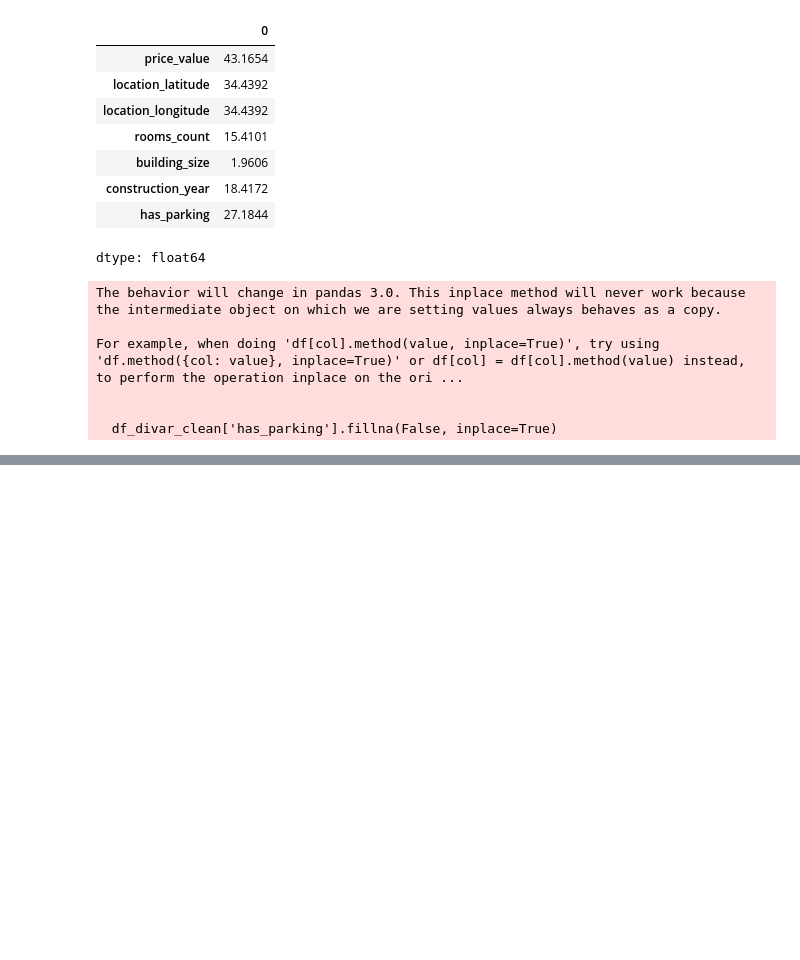
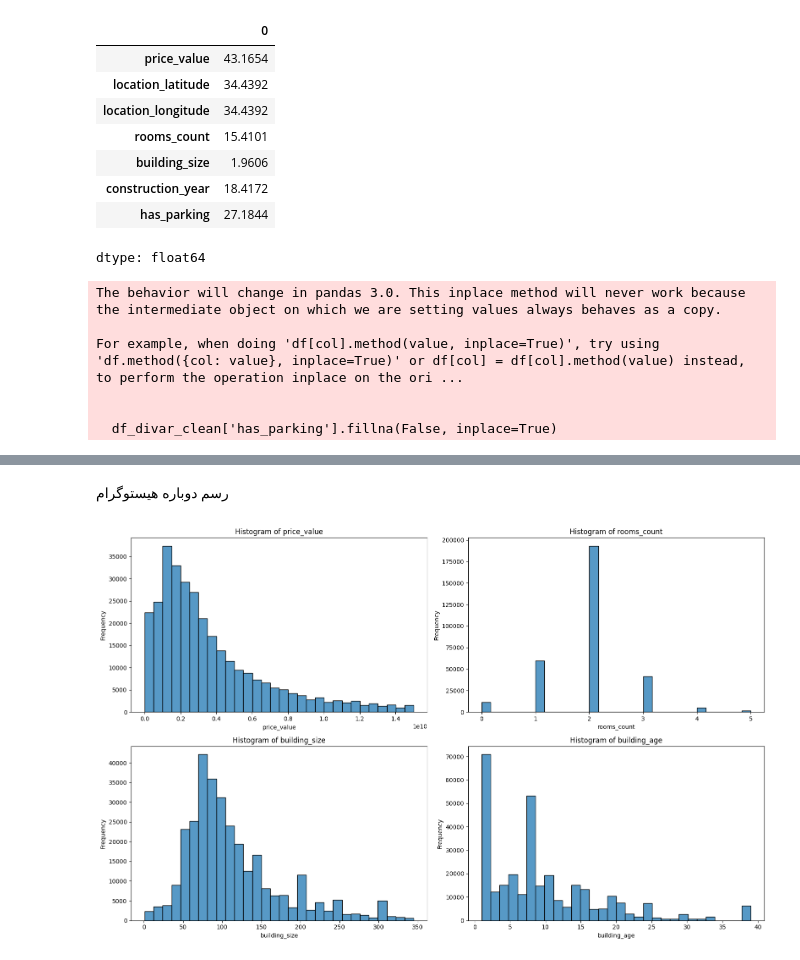
Before and after one commit to alirezaarab171/my-team-boat, a Jupyter notebook: clustring(arash_ali_hamed).ipynb, the cells around one changed output, grey strips where cells are left out. Drawn from its saved outputs; the diff is of its cells as text; code cells hidden in the pictures; blank space fills up the shorter version.

```diff
--- a/clustring(arash_ali_hamed).ipynb
+++ b/clustring(arash_ali_hamed).ipynb
@@ -261,0 +310,31 @@ memory usage: 40.0 MB
+# %%
+def remove_outliers_iqr(data, columns):
+    df_clean = data.copy()
+    for col in columns:
+        Q1 = df_clean[col].quantile(0.25)
+        Q3 = df_clean[col].quantile(0.75)
+        IQR = Q3 - Q1
+        lower_bound = Q1 - 2 * IQR
+        upper_bound = Q3 + 2 * IQR
+        df_clean = df_clean[(df_clean[col] >= lower_bound) & (df_clean[col] <= upper_bound)]
+    return df_clean
+
+
+columns_to_check = ['price_value', 'building_size']
+
+
+df_divar_clean2 = remove_outliers_iqr(df_divar_clean, columns_to_check)
+# %% [markdown]
+رسم دوباره هیستوگرام
+# %%
+plt.figure(figsize=(16, 10))
+for i, col in enumerate(columns_for_hist, 1):
+    plt.subplot(2, 2, i)
+    sns.histplot(df_divar_clean2[col].dropna(), kde=False, bins=30)
+    plt.title(f'Histogram of {col}')
+    plt.xlabel(col)
+    plt.ylabel('Frequency')
+plt.tight_layout()
+plt.show()
+# %% [output]
+[figure, added]
```
Also changed, not shown: parts of 29 cells of this notebook.
